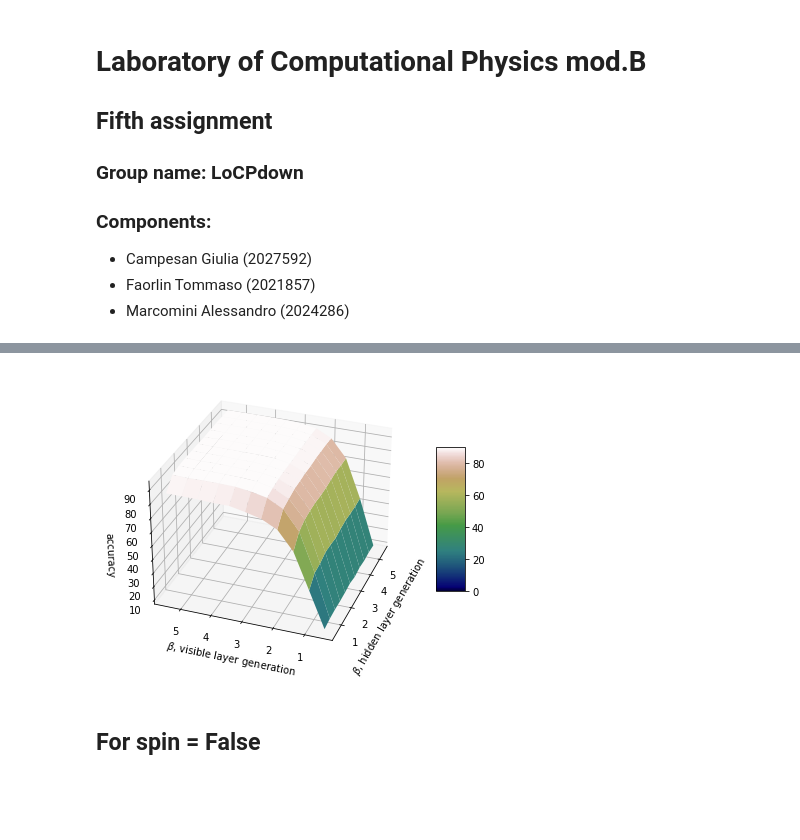
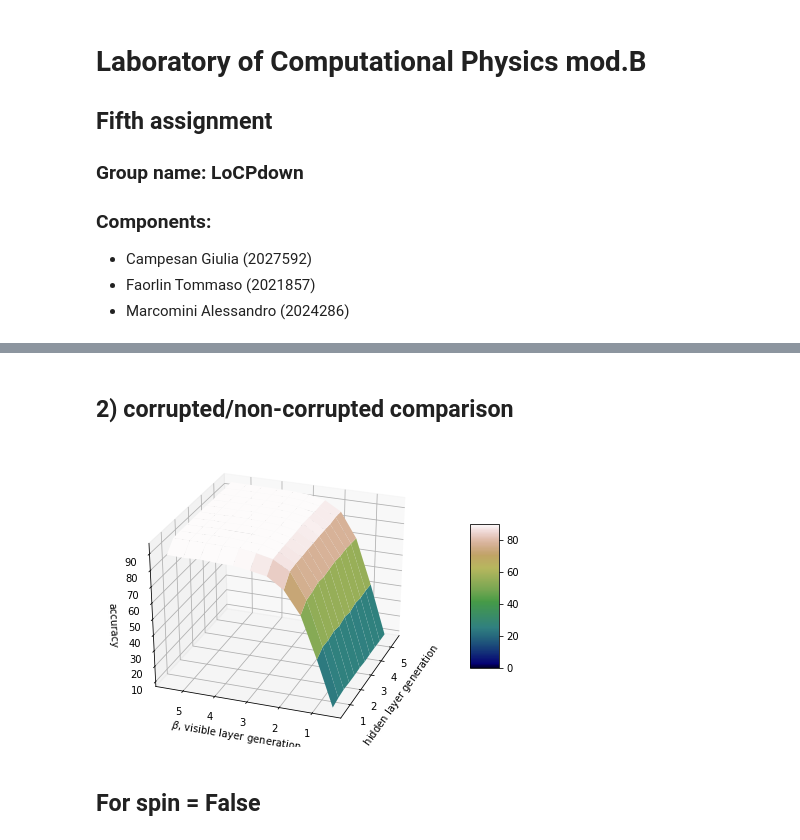
Before and after one commit to giuliacampesan/UniversityAssignments, a Jupyter notebook: 05_week/LoCPdown_week05.ipynb, the cells around one changed output, grey strips where cells are left out. Drawn from its saved outputs; the diff is of its cells as text; code cells hidden in the pictures; blank space fills up the shorter version.

```diff
--- a/05_week/LoCPdown_week05.ipynb
+++ b/05_week/LoCPdown_week05.ipynb
@@ -250,8 +266,15 @@ plt.plot(np.arange(nepoch),weights_spin)
+# %% [markdown]
+## 2) corrupted/non-corrupted comparison
 # %%
-q1=0   #Probability of corruption for perfectly-generated data
+#probability (null) of corruption for perfectly-generated data
+q1 = 0
+
+#number of different betas and linspace
+n_betas = 11
+betas = np.linspace(0.5, 5.5, n_betas)
 
 fname='DATA/dataRBM_q'+str(q1)+'.csv'
-v= np.loadtxt(fname, delimiter=',', dtype=int)
+v = np.loadtxt(fname, delimiter=',', dtype=int)
 if SPINS:
     vmin = -1
     GAP = 2
@@ -263,23 +286,6 @@ else:
 #store initial values before shuffling
 v0_incurr = np.copy(v)
 
-def evaluate_beta(beta2, v0, v_incurr, beta1=1):
-    v2 = np.full((N, L), vmin)
-    for n in range(N):
-        h = activate(v0[n], w,b,GAP*beta1)
-        v2[n] = activate(h, w.T,a,GAP*beta2)
-
-    vdiff = np.sum(np.abs(v_incurr-v2), axis=1)
-    tot = np.sum(vdiff) / (1-np.min(v_incurr))
-    perc = np.unique(vdiff, return_counts=True)[1][0] / len(v_incurr) * 100
-
-    return tot, perc
-
-
-
-n_betas = 11
-betas = np.linspace(0.5, 5.5, n_betas)
-
 tots, percs = np.zeros((n_betas, n_betas)), np.zeros((n_betas, n_betas))
 
 for i in range(n_betas):
@@ -287,30 +293,9 @@ for i in range(n_betas):
         tot, perc = evaluate_beta(betas[i], v0, v0_incurr, beta1=betas[j])
         tots[i,j] = tot
         percs[i, j] = perc
-
-
-
-x, y = np.meshgrid(betas, betas)
-#fig, ax = plt.subplots(1,1, figsize=(10,6))
-
-fig = plt.figure()
-ax = Axes3D(fig)
-
-
-# Plot the surface.
-surf = ax.plot_surface(x,y, percs, vmin=0.,vmax=90., cmap='gist_earth')
-
-# Add a color bar which maps values to colors.
-fig.colorbar(surf, shrink=0.5, aspect=5)
-ax.set_xlabel('$\\beta$, hidden layer generation')
-ax.set_ylabel('$\\beta$, visible layer generation')
-ax.set_zlabel('accuracy')
-
-ax.view_init(30,200)
-
-
-plt.show()
-# %% [output]
-[figure, removed]
+# %%
+mountain_plot(betas, perc)
+# %% [output]
+[figure, added]
 # %% [markdown]
 ## For spin = False
```
Also changed, not shown: parts of 32 cells of this notebook.
